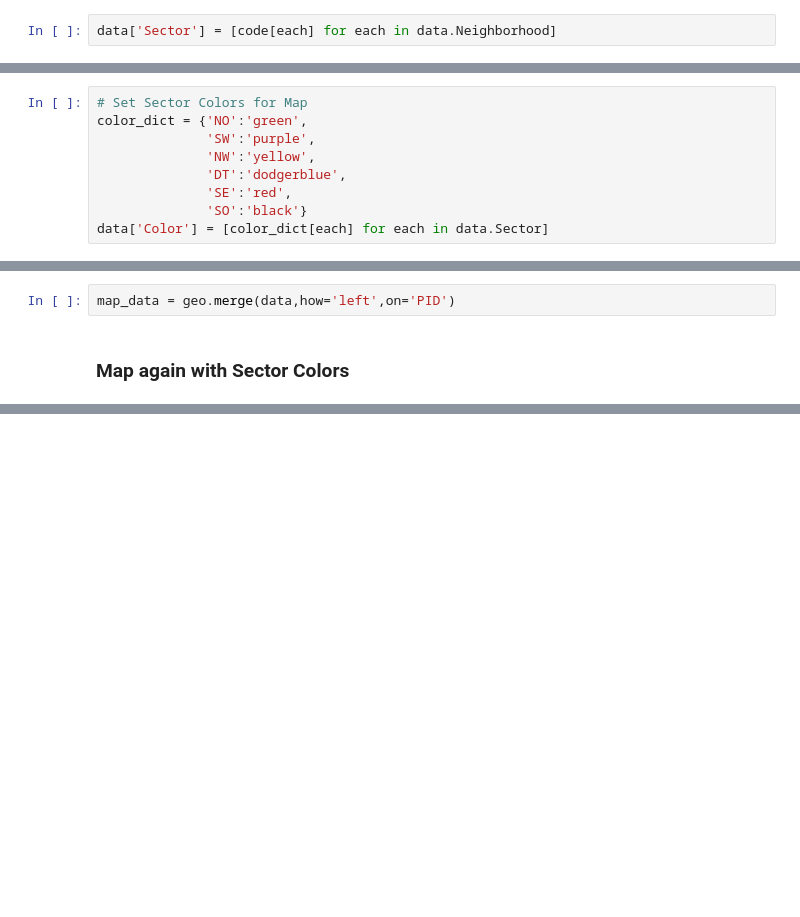
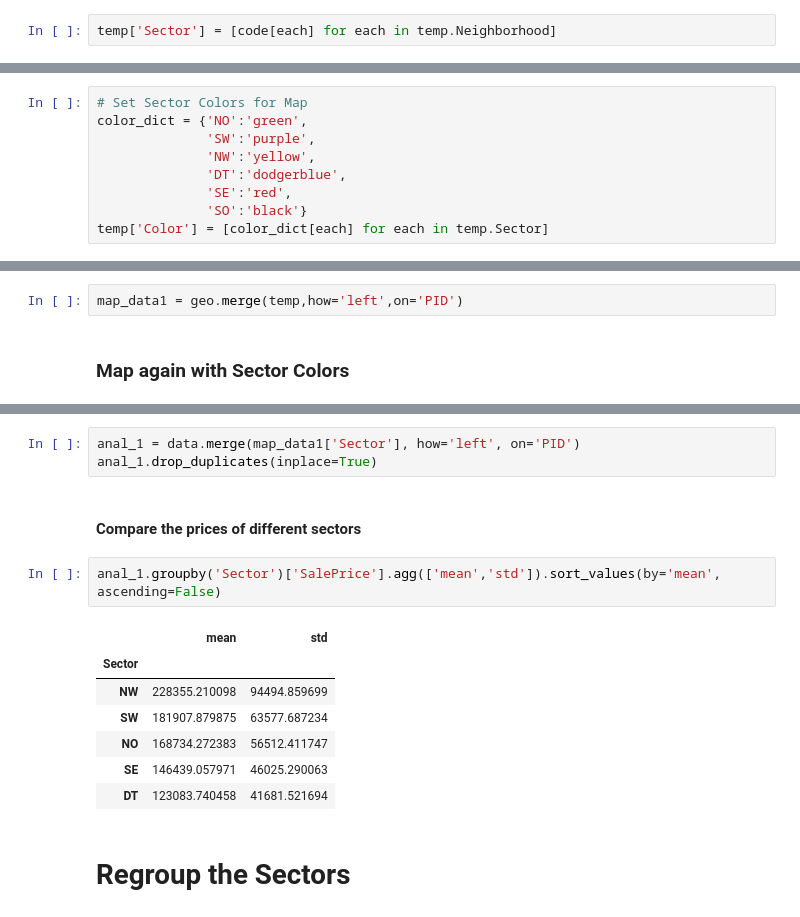
Before and after one commit to dnie44/nycdatascience_ML_project, a Jupyter notebook: daniel/1_Mapping.ipynb, the cells around one changed output, grey strips where cells are left out. Cells and saved outputs as stored; diff of their text form; blank space fills up the shorter version.

```diff
--- a/daniel/1_Mapping.ipynb
+++ b/daniel/1_Mapping.ipynb
@@ -168,5 +152,5 @@ code = {'Blmngtn': 'NO', 'Blueste':'SW', 'BrDale': 'NO',
 # %% [markdown]
 * Create new Column with House Sector Data
 # %%
-data['Sector'] = [code[each] for each in data.Neighborhood]
+temp['Sector'] = [code[each] for each in temp.Neighborhood]
 # %%
@@ -188,11 +172,11 @@ color_dict = {'NO':'green',
               'DT':'dodgerblue',
               'SE':'red',
               'SO':'black'}
-data['Color'] = [color_dict[each] for each in data.Sector]
+temp['Color'] = [color_dict[each] for each in temp.Sector]
 # %% [markdown]
 #### Join to geo DF
 # %%
-map_data = geo.merge(data,how='left',on='PID')
+map_data1 = geo.merge(temp,how='left',on='PID')
 # %% [markdown]
 ### Map again with Sector Colors
 # %%
@@ -237,3 +221,20 @@ draw_tool = FreehandDrawTool(renderers=[renderer], num_objects=4)
 fig.add_tools(draw_tool)
 
 show(fig)
+# %%
+anal_1 = data.merge(map_data1['Sector'], how='left', on='PID')
+anal_1.drop_duplicates(inplace=True)
+# %% [markdown]
+#### Compare the prices of different sectors
+# %%
+anal_1.groupby('Sector')['SalePrice'].agg(['mean','std']).sort_values(by='mean', ascending=False)
+# %% [output]
+|  | mean | std |
+| Sector |  |  |
+| NW | 228355.210098 | 94494.859699 |
+| SW | 181907.879875 | 63577.687234 |
+| NO | 168734.272383 | 56512.411747 |
+| SE | 146439.057971 | 46025.290063 |
+| DT | 123083.740458 | 41681.521694 |
+# %% [markdown]
+# Regroup the Sectors
```
Also changed, not shown: parts of 21 cells of this notebook, 5 other files.
